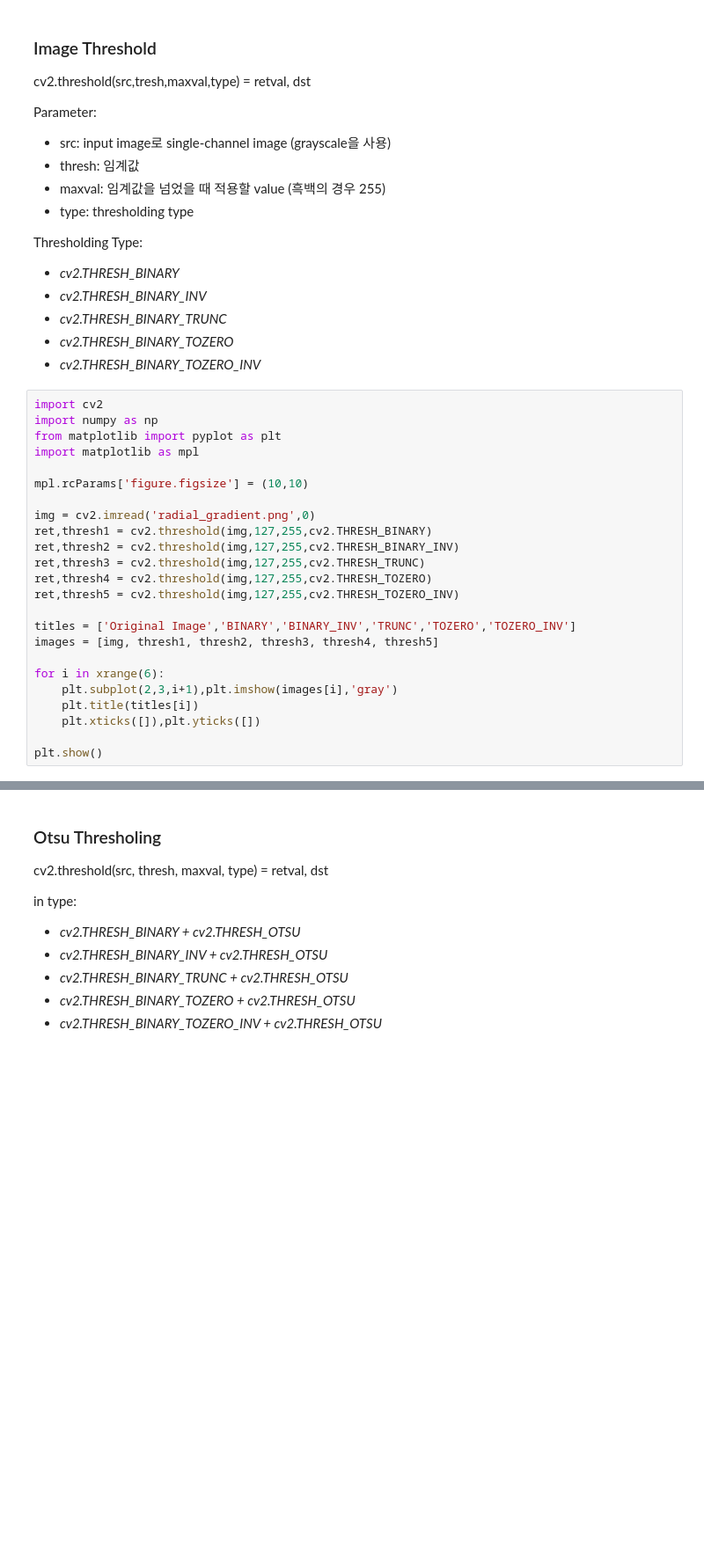
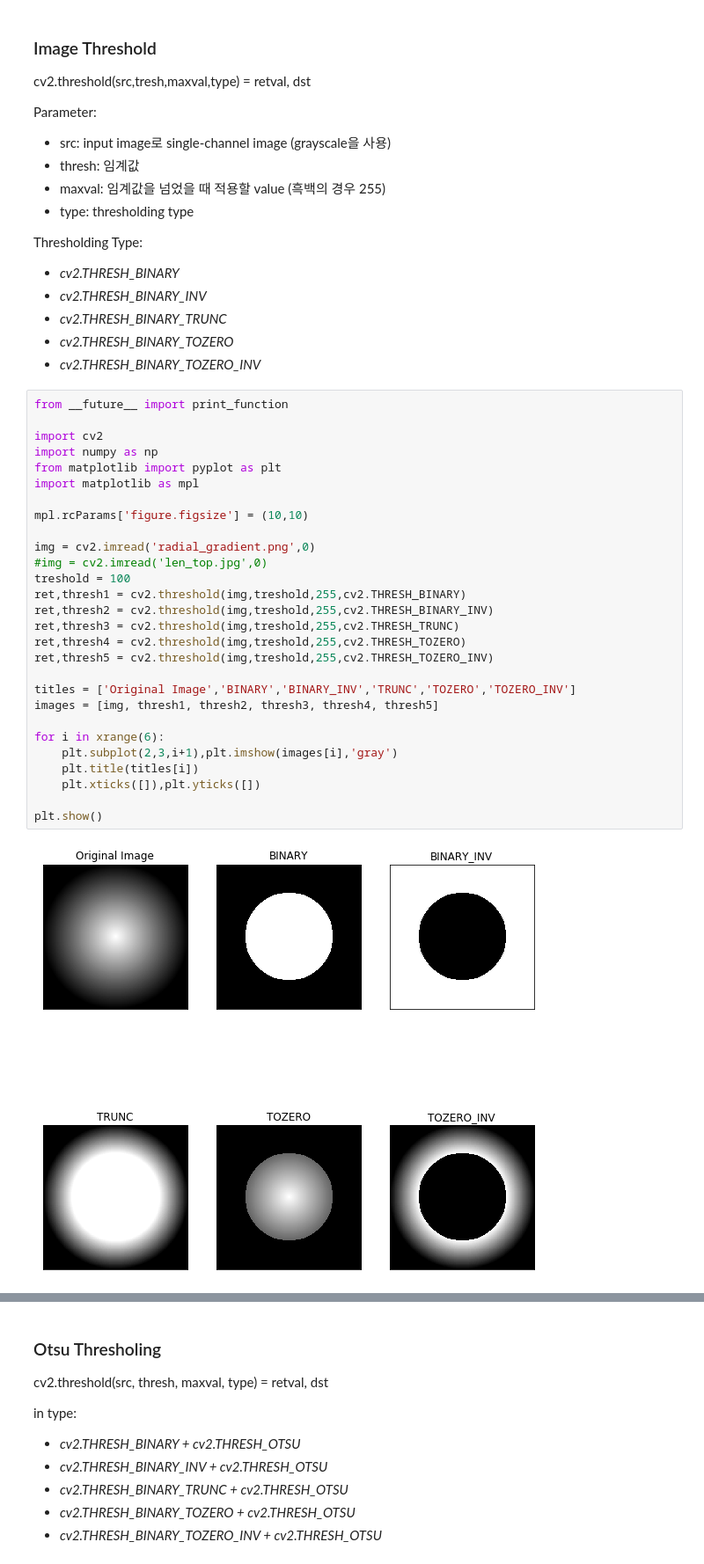
Before and after one commit to mixcheck/cnntutorial, a Jupyter notebook: 01.traditional_image_classification/image_processing.ipynb, the cells around one changed output, grey strips where cells are left out. Shown at 88% size. Saved outputs shown, nothing was run; the diff lists cells and outputs as text; blank space fills up the shorter version.

```diff
--- a/01.traditional_image_classification/image_processing.ipynb
+++ b/01.traditional_image_classification/image_processing.ipynb
@@ -15,29 +15,35 @@ Thresholding Type:
 - *cv2.THRESH_BINARY_TOZERO*
 - *cv2.THRESH_BINARY_TOZERO_INV*
 # %%
+from __future__ import print_function
+
 import cv2
 import numpy as np
 from matplotlib import pyplot as plt
 import matplotlib as mpl
 
 mpl.rcParams['figure.figsize'] = (10,10)
 
 img = cv2.imread('radial_gradient.png',0)
-ret,thresh1 = cv2.threshold(img,127,255,cv2.THRESH_BINARY)
-ret,thresh2 = cv2.threshold(img,127,255,cv2.THRESH_BINARY_INV)
-ret,thresh3 = cv2.threshold(img,127,255,cv2.THRESH_TRUNC)
-ret,thresh4 = cv2.threshold(img,127,255,cv2.THRESH_TOZERO)
-ret,thresh5 = cv2.threshold(img,127,255,cv2.THRESH_TOZERO_INV)
+#img = cv2.imread('len_top.jpg',0)
+treshold = 100
+ret,thresh1 = cv2.threshold(img,treshold,255,cv2.THRESH_BINARY)
+ret,thresh2 = cv2.threshold(img,treshold,255,cv2.THRESH_BINARY_INV)
+ret,thresh3 = cv2.threshold(img,treshold,255,cv2.THRESH_TRUNC)
+ret,thresh4 = cv2.threshold(img,treshold,255,cv2.THRESH_TOZERO)
+ret,thresh5 = cv2.threshold(img,treshold,255,cv2.THRESH_TOZERO_INV)
 
 titles = ['Original Image','BINARY','BINARY_INV','TRUNC','TOZERO','TOZERO_INV']
 images = [img, thresh1, thresh2, thresh3, thresh4, thresh5]
 
 for i in xrange(6):
     plt.subplot(2,3,i+1),plt.imshow(images[i],'gray')
     plt.title(titles[i])
     plt.xticks([]),plt.yticks([])
 
 plt.show()
+# %% [output]
+[figure, added]
 # %% [markdown]
 ### Adaptive Threshold
 cv2.adaptiveThreshold(src, maxValue, adaptiveMethod, thresholdType, blockSize, C) = dst
```
Also changed, not shown: parts of 4 cells of this notebook.
